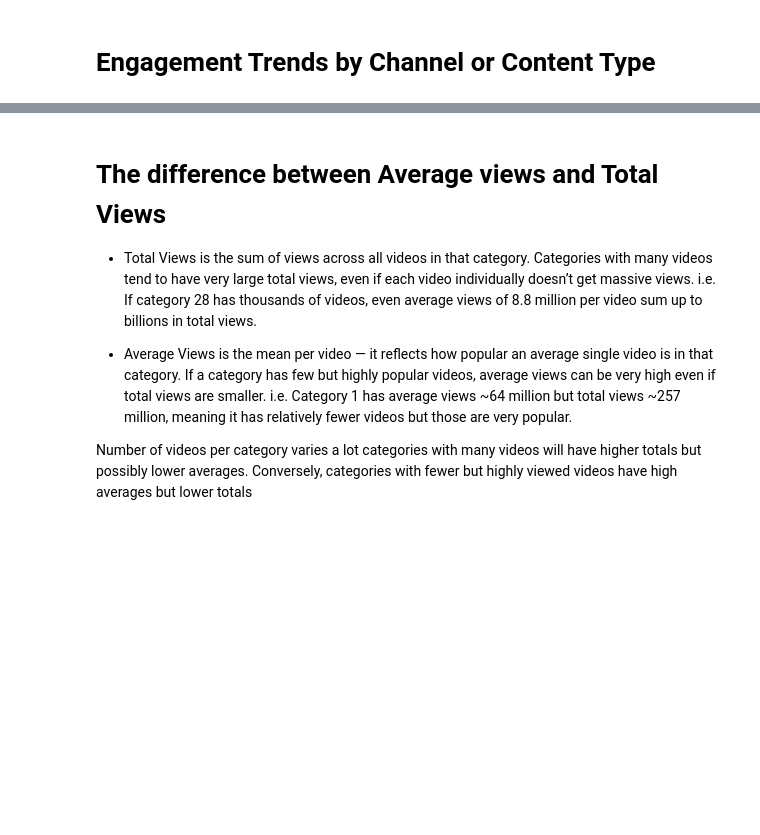
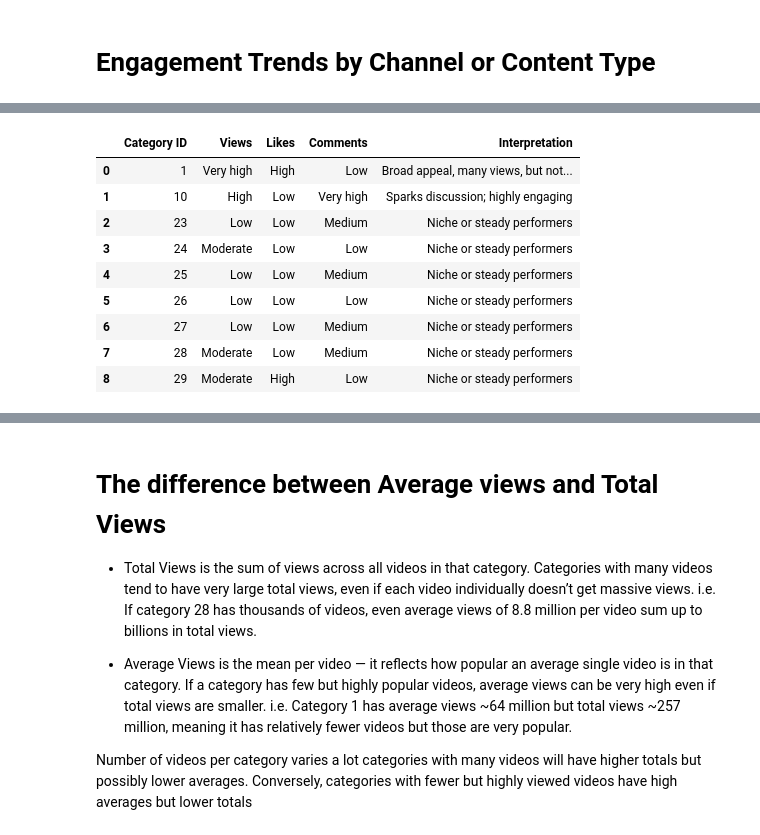
Before and after one commit to shanalytics/Spaceship-titanic-Survival-prediction, a Jupyter notebook: what-makes-a-youtube-video-go-viral.ipynb, the cells around one changed output, grey strips where cells are left out. Drawn from its saved outputs; the diff is of its cells as text; code cells hidden in the pictures; blank space fills up the shorter version.

```diff
--- a/what-makes-a-youtube-video-go-viral.ipynb
+++ b/what-makes-a-youtube-video-go-viral.ipynb
@@ -732,3 +1078,16 @@ plt.show()
+# %%
+summary_df
+# %% [output]
+|  | Category ID | Views | Likes | Comments | Interpretation |
+| 0 | 1 | Very high | High | Low | Broad appeal, many views, but not... |
+| 1 | 10 | High | Low | Very high | Sparks discussion; highly engaging |
+| 2 | 23 | Low | Low | Medium | Niche or steady performers |
+| 3 | 24 | Moderate | Low | Low | Niche or steady performers |
+| 4 | 25 | Low | Low | Medium | Niche or steady performers |
+| 5 | 26 | Low | Low | Low | Niche or steady performers |
+| 6 | 27 | Low | Low | Medium | Niche or steady performers |
+| 7 | 28 | Moderate | Low | Medium | Niche or steady performers |
+| 8 | 29 | Moderate | High | Low | Niche or steady performers |
 # %%
 # Total views per category
 total_views = yt_clean.groupby('category_id')['view_count'].sum()
```
Also changed, not shown: parts of 38 cells of this notebook.
